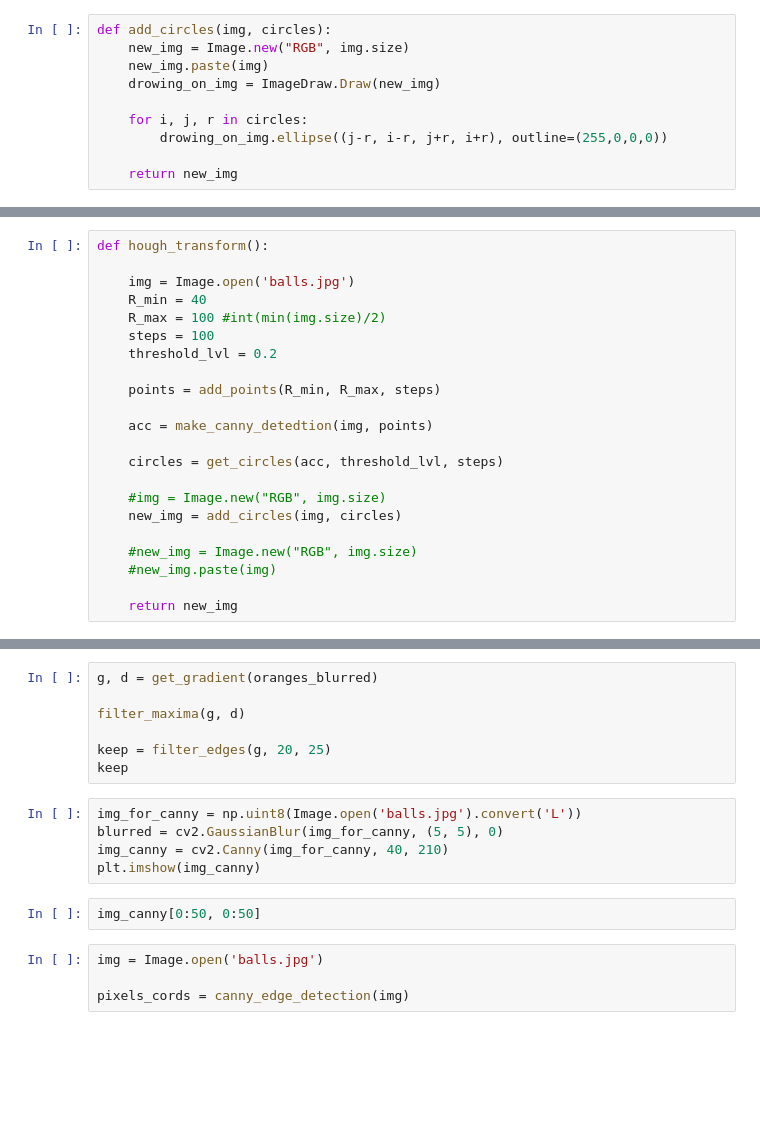
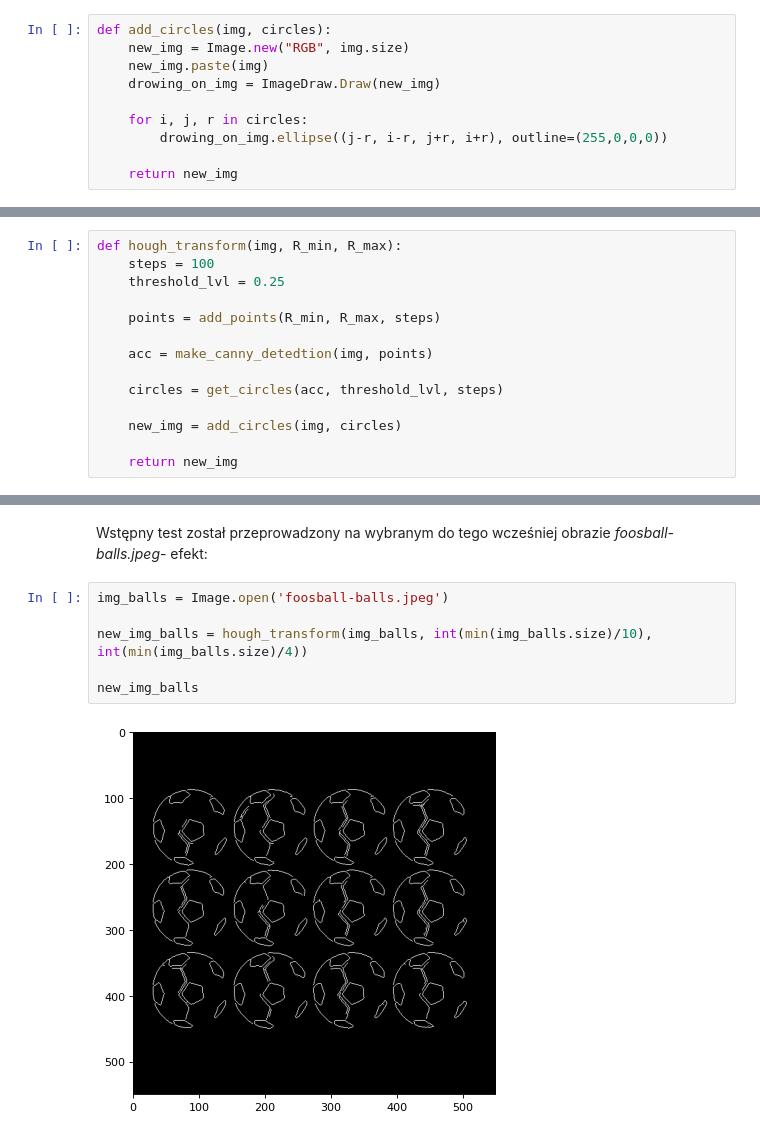
Before and after one commit to KrzysiekJa/Digital-Image-Processing-2, a Jupyter notebook: project/circles_hough_detection.ipynb, the cells around one changed output, grey strips where cells are left out. Drawn from its saved outputs; the diff is of its cells as text; blank space fills up the shorter version.

```diff
--- a/project/circles_hough_detection.ipynb
+++ b/project/circles_hough_detection.ipynb
@@ -153,11 +157,7 @@ def add_circles(img, circles):
 # %%
-def hough_transform():
-
-    img = Image.open('balls.jpg')
-    R_min = 40
-    R_max = 100 #int(min(img.size)/2)
+def hough_transform(img, R_min, R_max):
     steps = 100
-    threshold_lvl = 0.2
+    threshold_lvl = 0.25
 
     points = add_points(R_min, R_max, steps)
 
@@ -165,10 +165,6 @@ def hough_transform():
 
     circles = get_circles(acc, threshold_lvl, steps)
 
-    #img = Image.new("RGB", img.size)
     new_img = add_circles(img, circles)
 
-    #new_img = Image.new("RGB", img.size)
-    #new_img.paste(img)
-
     return new_img
@@ -196,18 +171,10 @@ PIL.Image.fromarray(oranges_blurred)
-# %%
-g, d = get_gradient(oranges_blurred)
-
-filter_maxima(g, d)
-
-keep = filter_edges(g, 20, 25)
-keep
-# %%
-img_for_canny = np.uint8(Image.open('balls.jpg').convert('L'))
-blurred = cv2.GaussianBlur(img_for_canny, (5, 5), 0)
-img_canny = cv2.Canny(img_for_canny, 40, 210)
-plt.imshow(img_canny)
-# %%
-img_canny[0:50, 0:50]
-# %%
-img = Image.open('balls.jpg')
-
-pixels_cords = canny_edge_detection(img)
+# %% [markdown]
+Wstępny test został przeprowadzony na wybranym do tego wcześniej obrazie *foosball-balls.jpeg*- efekt:
+# %%
+img_balls = Image.open('foosball-balls.jpeg')
+
+new_img_balls = hough_transform(img_balls, int(min(img_balls.size)/10), int(min(img_balls.size)/4))
+
+new_img_balls
+# %% [output]
+[figure, added]
```
Also changed, not shown: parts of 32 cells of this notebook, 7 other files.
